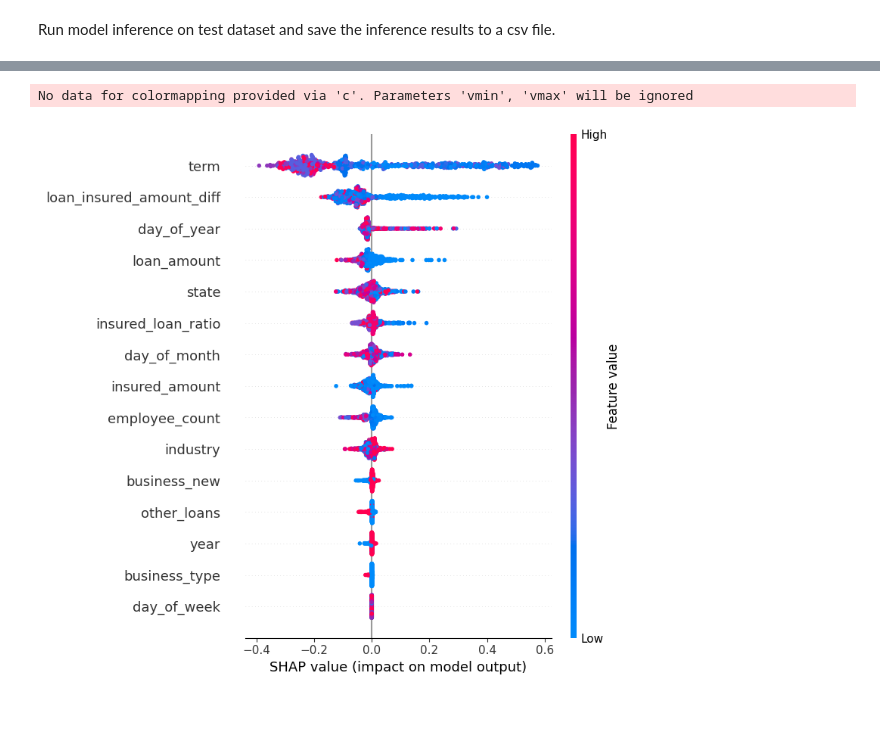
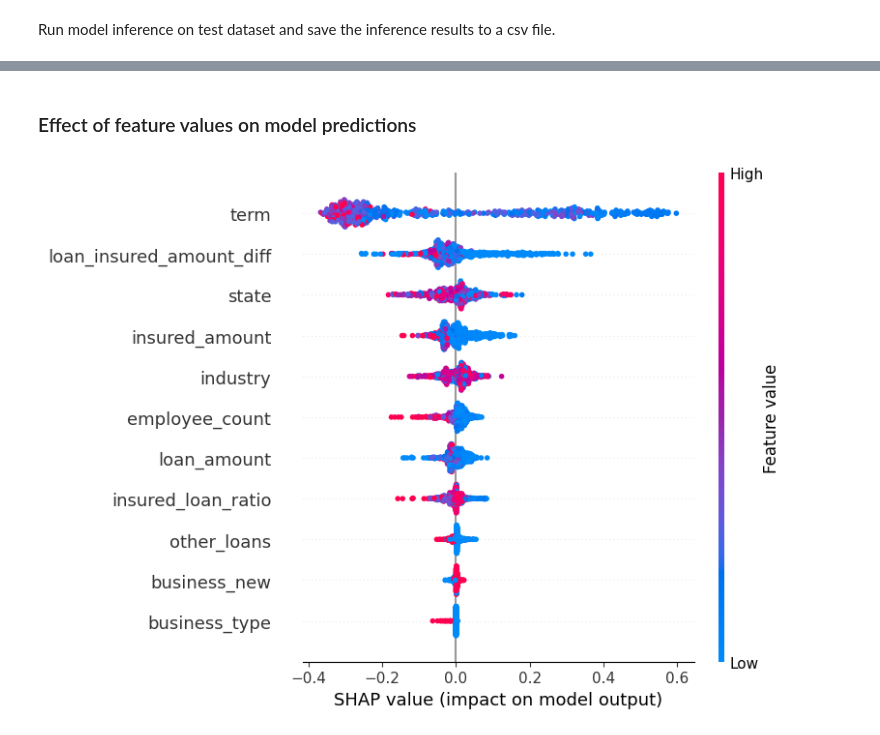
Before and after one commit to AddChew/loan-default, a Jupyter notebook: code_addison.ipynb, the cells around one changed output, grey strips where cells are left out. Cells and saved outputs as stored; diff of their text form; code cells hidden in the pictures.

Commit message:
add shap

```diff
--- a/code_addison.ipynb
+++ b/code_addison.ipynb
@@ -338,8 +358,6 @@ Saved submissions to submissions_addison.csv.
 # %%
 import shap
 
-# TODO: do this only after final model is trained
-explainer = shap.Explainer(model.predict, val_subset[features])
-shap_values = explainer(val_subset[features])
-shap_values
+explainer = shap.Explainer(final_model.predict, test[features])
+shap_values = explainer(test[features])
 # %% [output]
@@ -363,5 +372,6 @@ array([[ 1.31276765e-02,  8.27888511e-03, -1.29916568e-01, ...,
+# %% [markdown]
+### Effect of feature values on model predictions
 # %%
-shap.summary_plot(shap_values, val_subset[features])
+shap.summary_plot(shap_values)
 # %% [output]
-No data for colormapping provided via 'c'. Parameters 'vmin', 'vmax' will be ignored
-[figure, old version]
+[figure, new version]
```
Also changed, not shown: parts of 15 cells of this notebook, 1 other file.
